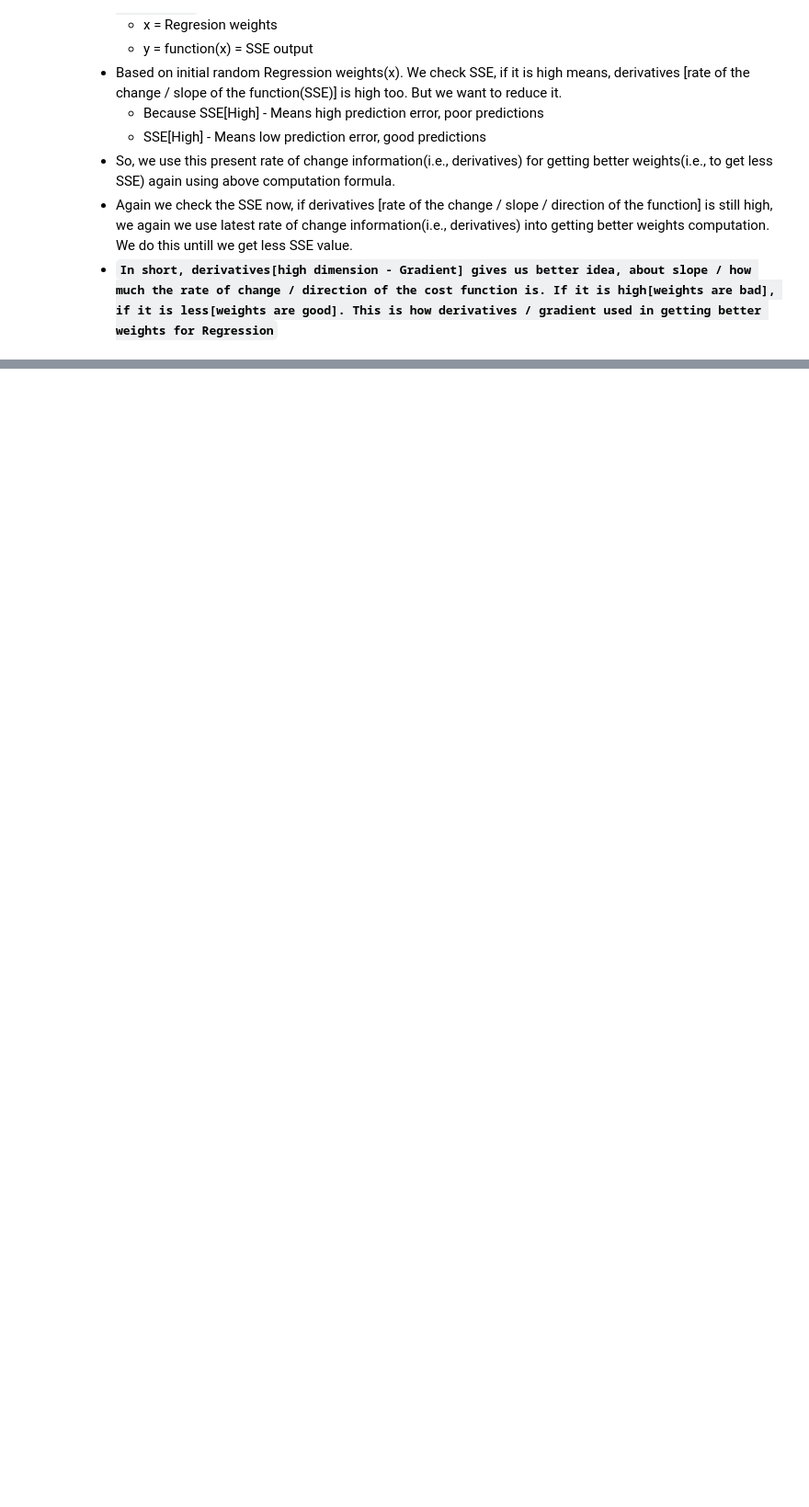
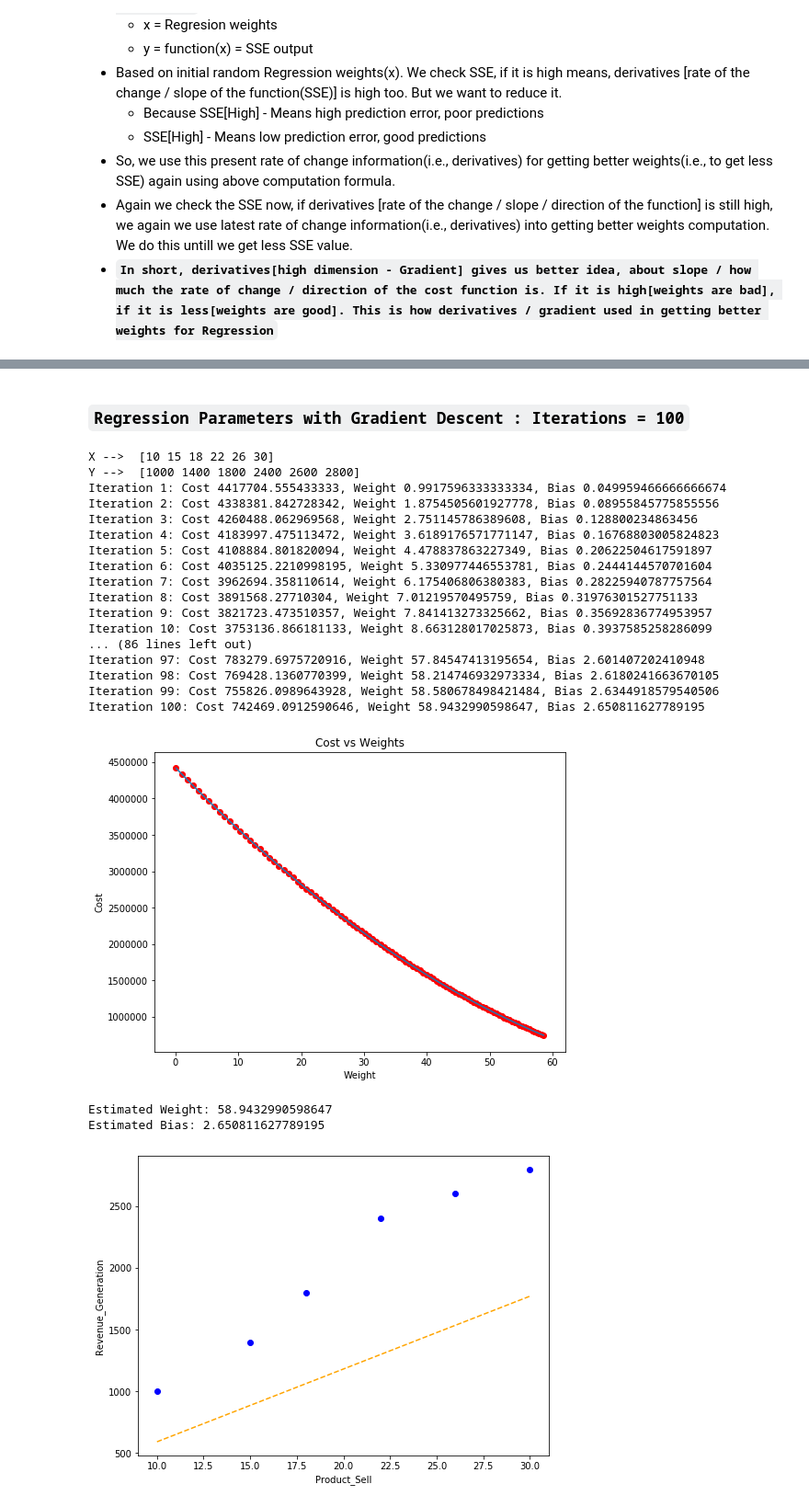
Before and after one commit to RakeshG1/Regression, a Jupyter notebook: Simple_Linear_Regression[Gradient_Descent].ipynb, the cells around one changed output, grey strips where cells are left out. Shown at 92% size. Cells and saved outputs as stored; diff of their text form; code cells hidden in the pictures; blank space fills up the shorter version.

Commit message:
Simple Linear Regression Using - Gradient Descent

```diff
--- a/Simple_Linear_Regression[Gradient_Descent].ipynb
+++ b/Simple_Linear_Regression[Gradient_Descent].ipynb
@@ -51,0 +67,15 @@
+# %%
+companya_sales_data = """
+Product_Sell,Revenue_Generation
+10,1000
+15,1400
+18,1800
+22,2400
+26,2600
+30,2800
+5,700
+31,2900
+"""
+
+df = pd.read_table(StringIO(companya_sales_data), sep=",")
+display(HTML(df.to_html()))
@@ -51,0 +174,27 @@
+# %% [markdown]
+### `Regression Parameters with Gradient Descent : Iterations = 100`
+# %%
+if __name__=="__main__":
+    main(iterations=100)
+# %% [output]
+X -->  [10 15 18 22 26 30]
+Y -->  [1000 1400 1800 2400 2600 2800]
+Iteration 1: Cost 4417704.555433333, Weight 0.9917596333333334, Bias 0.049959466666666674
+Iteration 2: Cost 4338381.842728342, Weight 1.8754505601927778, Bias 0.08955845775855556
+Iteration 3: Cost 4260488.062969568, Weight 2.751145786389608, Bias 0.128800234863456
+Iteration 4: Cost 4183997.475113472, Weight 3.6189176571771147, Bias 0.16768803005824823
+Iteration 5: Cost 4108884.801820094, Weight 4.478837863227349, Bias 0.20622504617591897
+Iteration 6: Cost 4035125.2210998195, Weight 5.330977446553781, Bias 0.2444144570701604
+Iteration 7: Cost 3962694.358110614, Weight 6.175406806380383, Bias 0.28225940787757564
+Iteration 8: Cost 3891568.27710304, Weight 7.01219570495759, Bias 0.31976301527751133
+Iteration 9: Cost 3821723.473510357, Weight 7.841413273325662, Bias 0.35692836774953957
+Iteration 10: Cost 3753136.866181133, Weight 8.663128017025873, Bias 0.3937585258286099
+... (86 lines left out)
+Iteration 97: Cost 783279.6975720916, Weight 57.84547413195654, Bias 2.601407202410948
+Iteration 98: Cost 769428.1360770399, Weight 58.214746932973334, Bias 2.6180241663670105
+Iteration 99: Cost 755826.0989643928, Weight 58.580678498421484, Bias 2.6344918579540506
+Iteration 100: Cost 742469.0912590646, Weight 58.9432990598647, Bias 2.650811627789195
+[figure, added]
+Estimated Weight: 58.9432990598647
+Estimated Bias: 2.650811627789195
+[figure, added]
```
Also changed, not shown: parts of 11 cells of this notebook.
